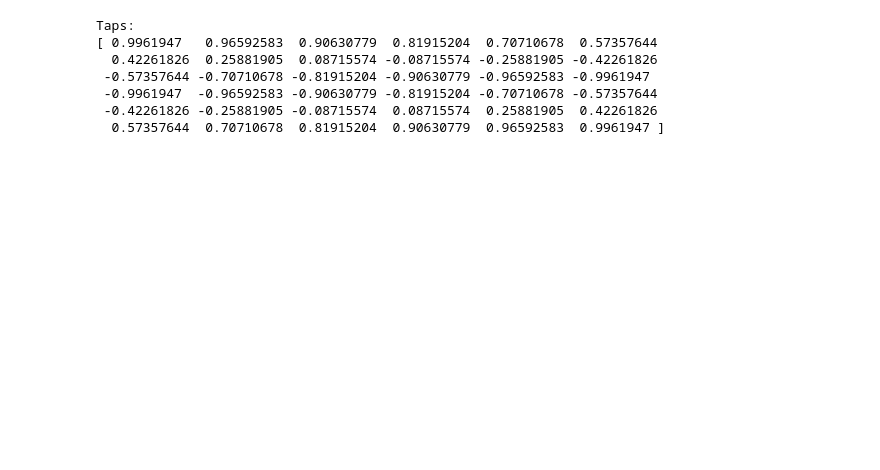
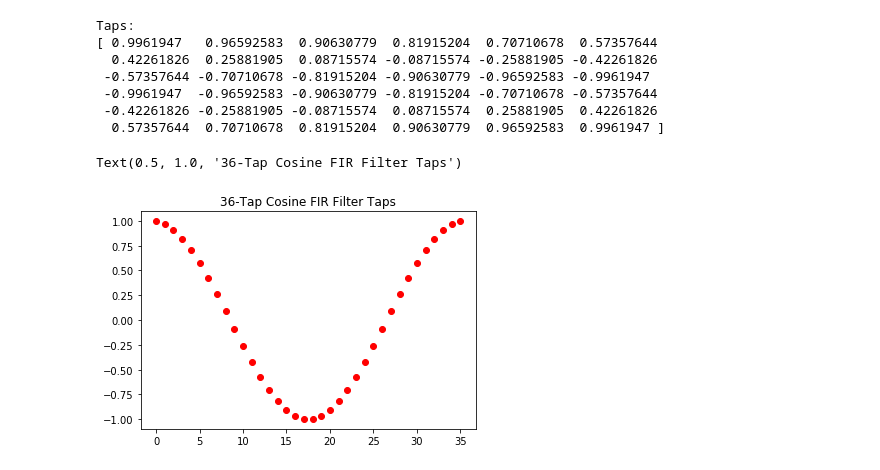
Before and after one commit to coynebp/sel_voltage_monitor, a Jupyter notebook: Filter/Untitled.ipynb, the cells around one changed output. Drawn from its saved outputs; the diff is of its cells as text; code cells hidden in the pictures; blank space fills up the shorter version.

```diff
--- a/Filter/Untitled.ipynb
+++ b/Filter/Untitled.ipynb
@@ -5,18 +5,22 @@ import matplotlib.pyplot as plt
 # %%
 sampling_frequency = 2160
 samples_per_cycle = sampling_frequency / 60
 t = np.arange(2 * np.pi / (2 * samples_per_cycle), 2 * np.pi, 2 * np.pi / samples_per_cycle)
 taps = np.cos(t)
 print('Taps:')
 print(taps)
+plt.plot(taps, 'ro')
+plt.title('36-Tap Cosine FIR Filter Taps')
 # %% [output]
 Taps:
 [ 0.9961947   0.96592583  0.90630779  0.81915204  0.70710678  0.57357644
   0.42261826  0.25881905  0.08715574 -0.08715574 -0.25881905 -0.42261826
  -0.57357644 -0.70710678 -0.81915204 -0.90630779 -0.96592583 -0.9961947
  -0.9961947  -0.96592583 -0.90630779 -0.81915204 -0.70710678 -0.57357644
  -0.42261826 -0.25881905 -0.08715574  0.08715574  0.25881905  0.42261826
   0.57357644  0.70710678  0.81915204  0.90630779  0.96592583  0.9961947 ]
+Text(0.5, 1.0, '36-Tap Cosine FIR Filter Taps')
+[figure, added]
 # %%
 w, h = signal.freqz(taps, [1], worN = 720, fs=2*np.pi*sampling_frequency)
 f = w / (2 * np.pi)
```
Also changed, not shown: parts of 1 cell of this notebook, 2 other files.
